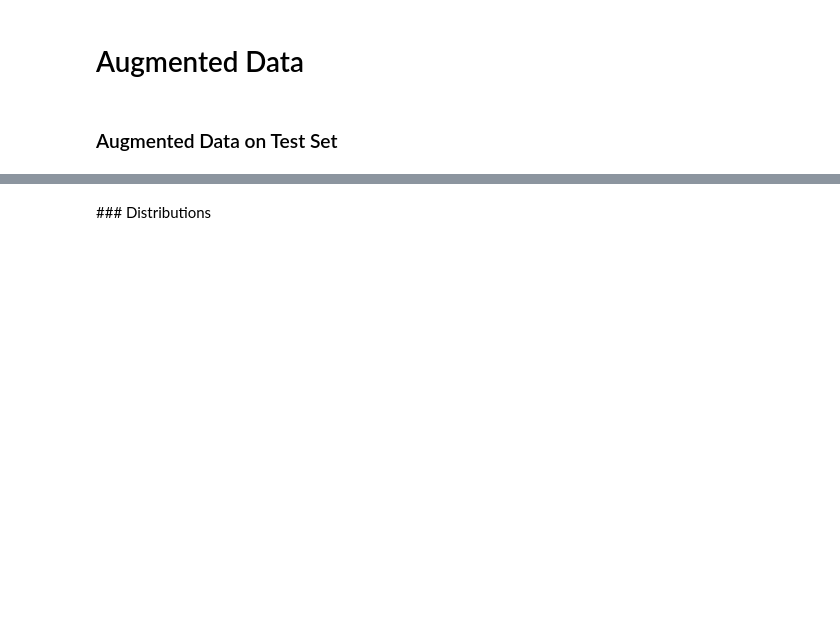
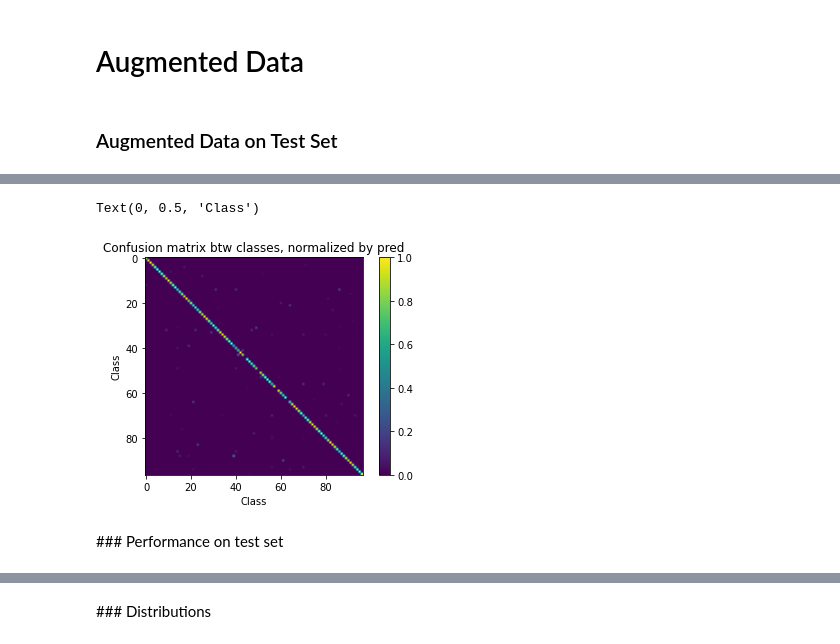
Before and after one commit to marcoguerra192/ProteinClassifier2025, a Jupyter notebook: NeuralNetworks.ipynb, the cells around one changed output, grey strips where cells are left out. Drawn from its saved outputs; the diff is of its cells as text; code cells hidden in the pictures; blank space fills up the shorter version.

```diff
--- a/NeuralNetworks.ipynb
+++ b/NeuralNetworks.ipynb
@@ -433,0 +446,2 @@ y_pred = y_pred.cpu().numpy()
+# %%
+pred_labels = predict(model,val_loader,device)
@@ -434,3 +473,16 @@ y_pred = y_pred.cpu().numpy()
+# %%
+cm = confusion_matrix(val_labels, pred_labels, normalize='pred')
+# %%
+plt.imshow(cm)
+plt.colorbar()
+plt.title( 'Confusion matrix btw classes, normalized by pred' )
+plt.xlabel('Class')
+plt.ylabel('Class')
+# %% [output]
+Text(0, 0.5, 'Class')
+[figure, added]
+# %% [markdown]
+### Performance on test set
 # %%
 bl_pred = y_pred.reshape(-1,8)
 # %%
```
Also changed, not shown: parts of 58 cells of this notebook, 6 other files.
